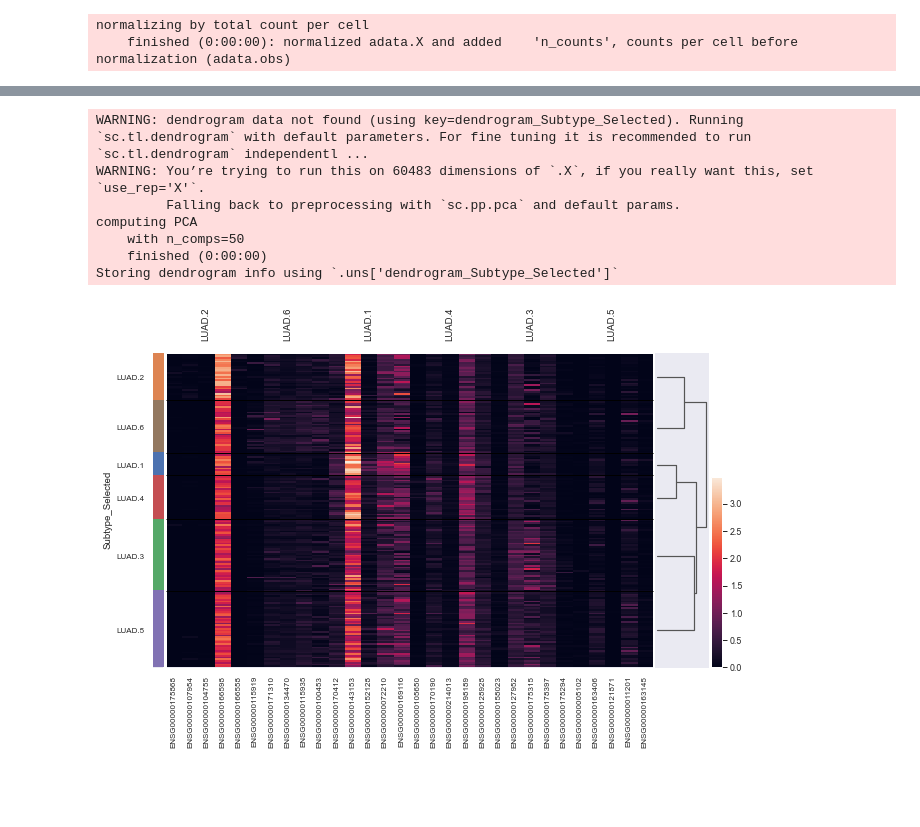
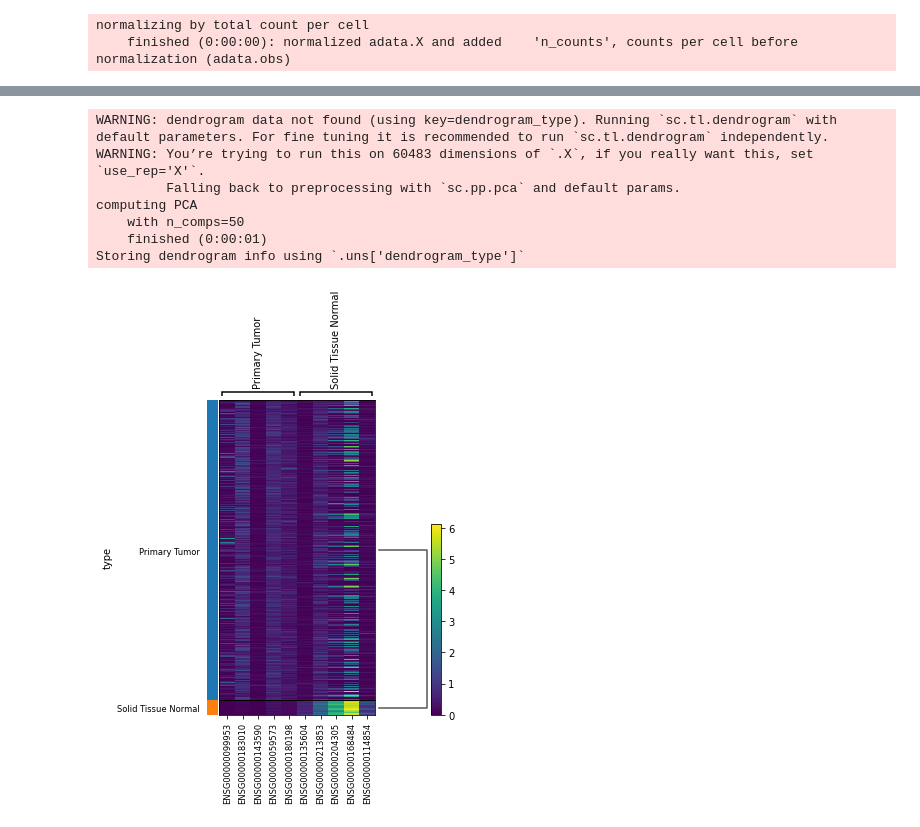
Before and after one commit to shreyaraghavendra/BoltBio, a Jupyter notebook: code/analysis/GE_analysis.ipynb, the cells around one changed output, grey strips where cells are left out. Drawn from its saved outputs; the diff is of its cells as text; code cells hidden in the pictures; blank space fills up the shorter version.

```diff
--- a/code/analysis/GE_analysis.ipynb
+++ b/code/analysis/GE_analysis.ipynb
@@ -44,12 +14,8 @@ We read a file *files_tcga.dat* obtained trough **gdc** API
 # %%
 df_files=pd.read_csv(f"{PATH_TO_UTILS}/files_tcga.dat", index_col=0)
 df_files=df_files.drop_duplicates("cases.0.submitter_id")
-df_files.sort_values('cases.0.submitter_id', inplace=True)
-
-df_files=df_files[df_files['cases.0.submitter_id'].isin(df_tcgabiolinks.index)]
 # %% [markdown]
 We append and merge the file from TCGA (gdc API) and the one from TCGA-Biolinks ([subtypes](https://bioconductor.org/packages/release/bioc/vignettes/TCGAbiolinks/inst/doc/subtypes.html))
 # %%
 df_files = df_files.reset_index().set_index('cases.0.submitter_id')
-df_files = df_files.transpose().append(df_tcgabiolinks.reindex(index=df_files.index).transpose()).transpose()
 # %%
@@ -214,12 +177,12 @@ Please also refer to the documentation for alternative solver options:
 # %%
-sc.pl.rank_genes_groups_heatmap(adata, n_genes=5, key="wilcoxon", groupby="Subtype_Selected", show_gene_labels=True)
+sc.pl.rank_genes_groups_heatmap(adata, n_genes=5, key="wilcoxon", groupby="type", show_gene_labels=True)
 # %% [output]
-WARNING: dendrogram data not found (using key=dendrogram_Subtype_Selected). Running `sc.tl.dendrogram` with default parameters. For fine tuning it is recommended to run `sc.tl.dendrogram` independentl ...
+WARNING: dendrogram data not found (using key=dendrogram_type). Running `sc.tl.dendrogram` with default parameters. For fine tuning it is recommended to run `sc.tl.dendrogram` independently.
 WARNING: You’re trying to run this on 60483 dimensions of `.X`, if you really want this, set `use_rep='X'`.
          Falling back to preprocessing with `sc.pp.pca` and default params.
 computing PCA
     with n_comps=50
-    finished (0:00:00)
-Storing dendrogram info using `.uns['dendrogram_Subtype_Selected']`
+    finished (0:00:01)
+Storing dendrogram info using `.uns['dendrogram_type']`
-[figure, old version]
+[figure, new version]
 # %%
```
Also changed, not shown: parts of 18 cells of this notebook, 2 other files.
